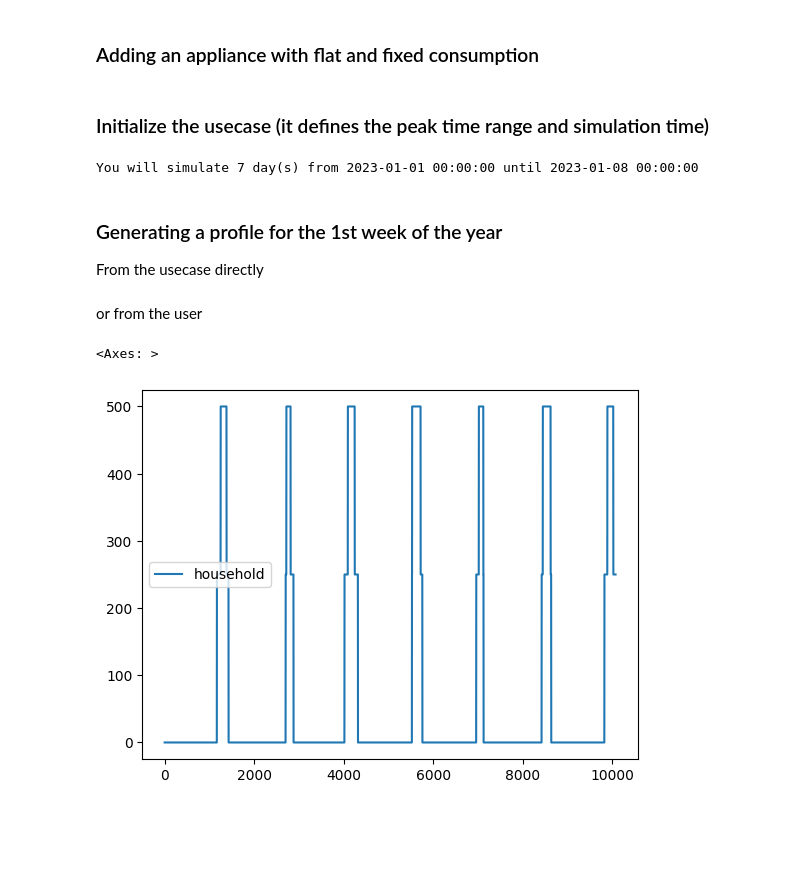
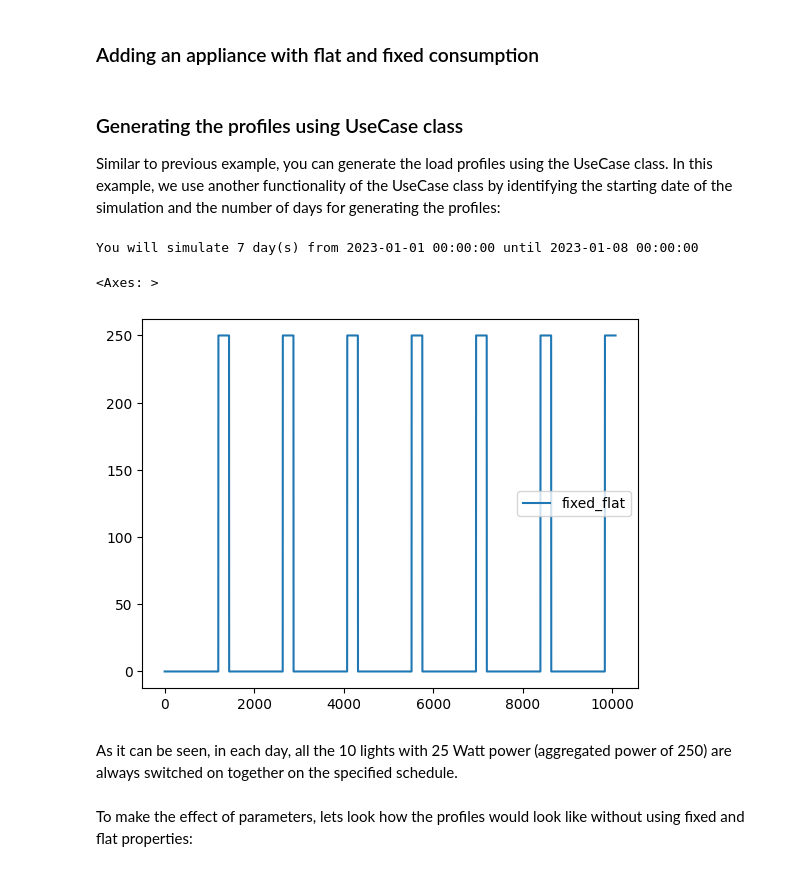
Before and after one commit to RAMP-project/RAMP, a Jupyter notebook: docs/notebooks/fixed_flat_app.ipynb, the cells around one changed output. Drawn from its saved outputs; the diff is of its cells as text; code cells hidden in the pictures; blank space fills up the shorter version.

Commit message:
exmples imrpvement - Fixed-Flatt appliances
Improving the explanation and analysis of the example

```diff
--- a/docs/notebooks/fixed_flat_app.ipynb
+++ b/docs/notebooks/fixed_flat_app.ipynb
@@ -11,34 +18,37 @@ school = User(user_name="School", num_users=1)
 # %% [markdown]
 ### Adding an appliance with flat and fixed consumption
 # %%
-indoor_bulb = school.add_appliance(
-    name="Indoor Light Bulb",
+security_lights = school.add_appliance(
+    name="Security Light Bulb",
     number=10,
     power=25,
     num_windows=1,
     func_time=210,
-    time_fraction_random_variability=0.2,
     func_cycle=60,
     fixed="yes",  # This means all the 'n' appliances of this kind are always switched-on together
     flat="yes",  # This means the appliance is not subject to random variability in terms of total usage time
+    window_1 = [1200, 1440],  # from 20:00 to 24:00
 )
-indoor_bulb.windows(
-    window_1=[1200, 1440],  # from 20:00 to 24:00
-    window_2=[0, 0],
-    random_var_w=0.35,
-)
 # %% [markdown]
-### Initialize the usecase (it defines the peak time range and simulation time)
+### Generating the profiles using UseCase class
+
+Similar to previous example, you can generate the load profiles using the UseCase class. In this example, we use another functionality of the UseCase class by identifying the starting date of the simulation and the number of days for generating the profiles:
 # %%
-school_case = UseCase(users=[school], date_start="2023-01-01")
-school_case.initialize(num_days=7)
+school_case = UseCase(
+    users=[school], # users of the usecase
+    date_start="2023-01-01", # start date
+    )
+
+# when both date_start and date_end are not given, you need to initialize the usecase by this method and by passing the number of days as num_days
+school_case.initialize(
+    num_days=7
+    )
 # %% [output]
 You will simulate 7 day(s) from 2023-01-01 00:00:00 until 2023-01-08 00:00:00
-# %% [markdown]
-### Generating a profile for the 1st week of the year
-
-From the usecase directly
 # %%
-first_week = school_case.generate_daily_load_profiles(flat=True)
+fixed_flat = school_case.generate_daily_load_profiles()
+fixed_flat = pd.DataFrame(fixed_flat, columns=["fixed_flat"])
+fixed_flat.plot()
+# %% [output]
+<Axes: >
+[figure, added]
-# %% [markdown]
-or from the user
@@ -56,6 +55,4 @@ for day_idx, day in enumerate(school_case.days):
-# %%
-first_week = pd.DataFrame(first_week, columns=["household"])
-first_week.plot()
-# %% [output]
-<Axes: >
-[figure, removed]
+# %% [markdown]
+As it can be seen, in each day, all the 10 lights with 25 Watt power (aggregated power of 250) are always switched on together on the specified schedule.
+# %% [markdown]
+To make the effect of parameters, lets look how the profiles would look like without using fixed and flat properties:
```
Also changed, not shown: parts of 7 cells of this notebook.
